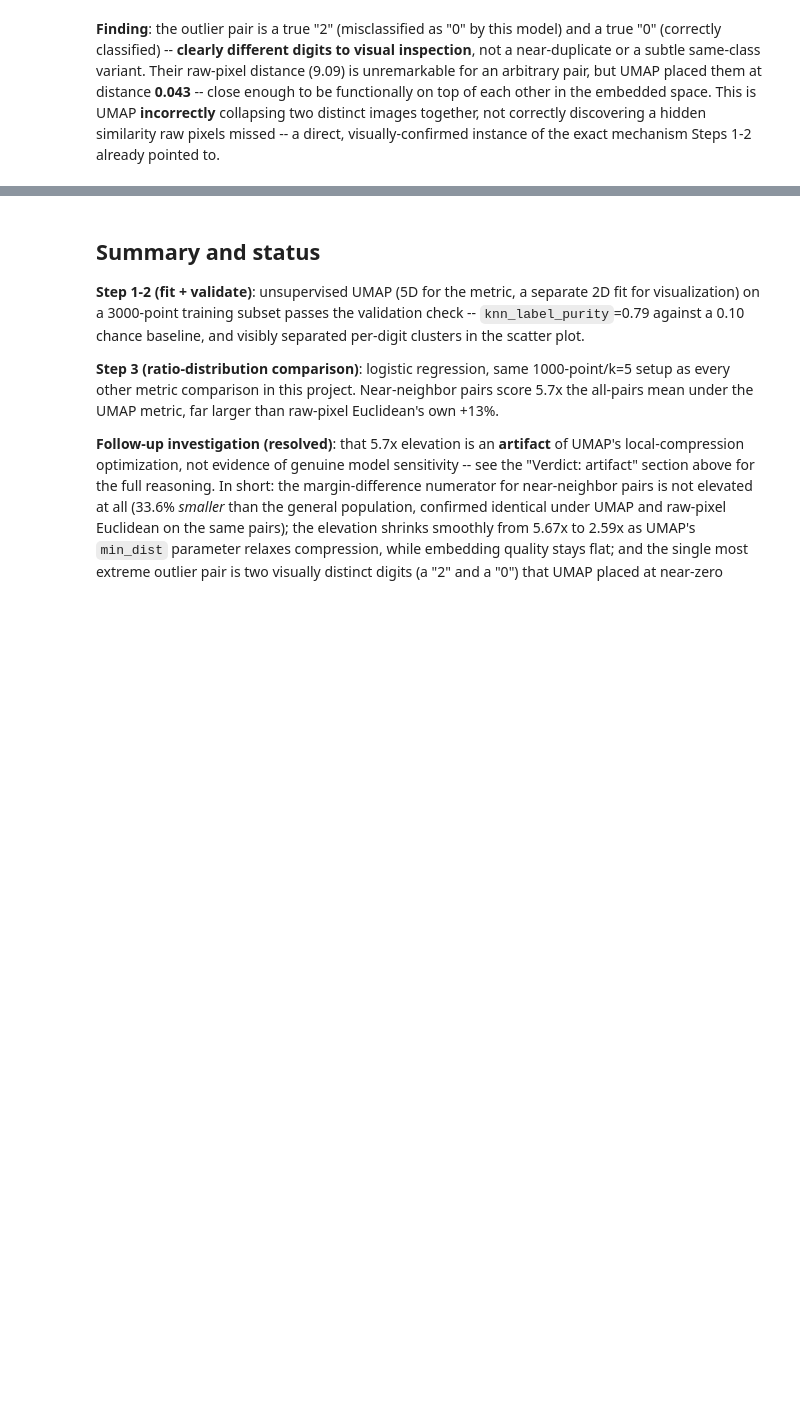
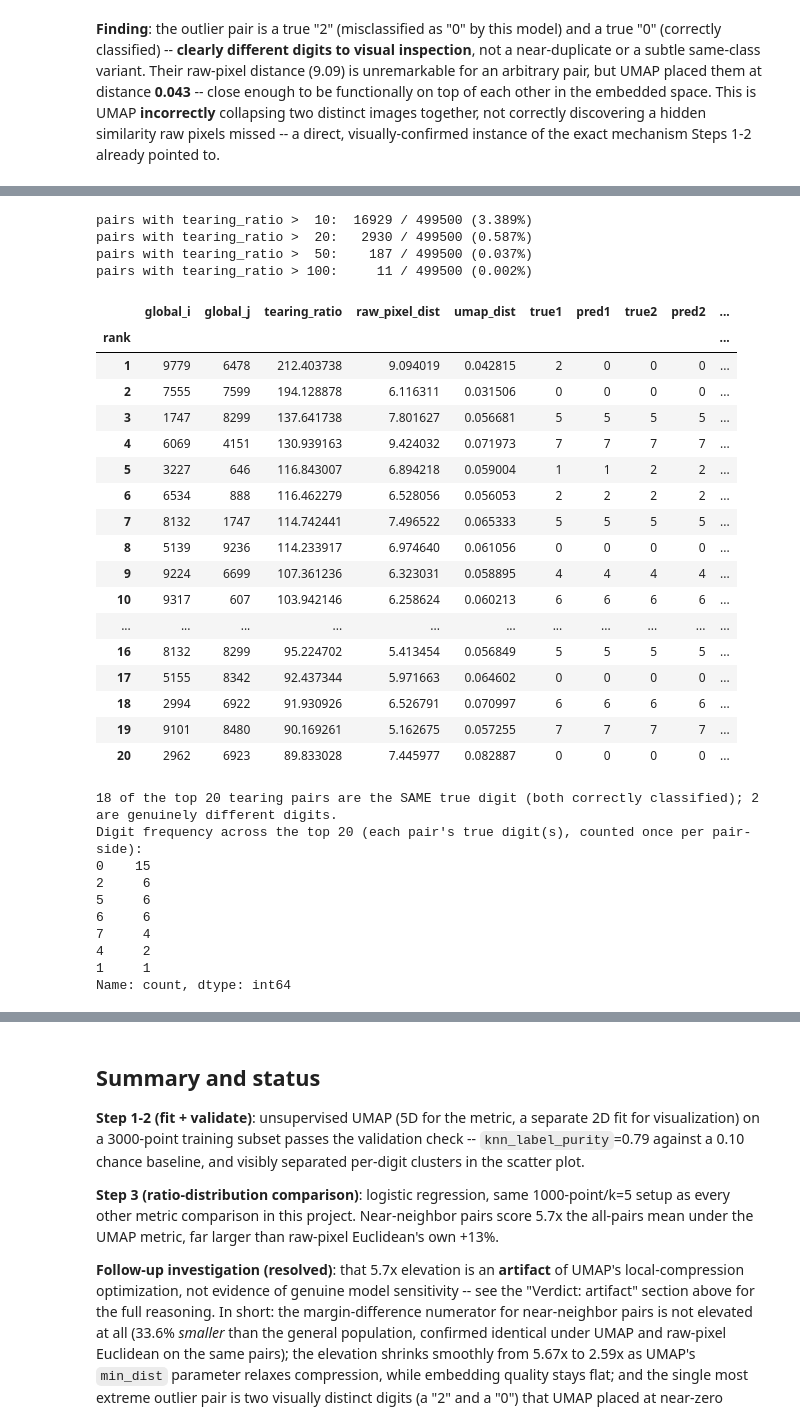
Before and after one commit to Kilobyte947/Datasig, a Jupyter notebook: mnist_lipschitz/notebook_umap.ipynb, the cells around one changed output, grey strips where cells are left out. Drawn from its saved outputs; the diff is of its cells as text; code cells hidden in the pictures; blank space fills up the shorter version.

```diff
--- a/mnist_lipschitz/notebook_umap.ipynb
+++ b/mnist_lipschitz/notebook_umap.ipynb
@@ -527,0 +536,66 @@ visually-confirmed instance of the exact mechanism Steps 1-2 already pointed to.
+# %%
+tearing_ratio = raw_all_dist / all_dist.clamp_min(1e-12)
+
+with torch.no_grad():
+    preds_subset = lr_model(x_subset).argmax(dim=1)
+
+for thresh in [10, 20, 50, 100]:
+    n_above = (tearing_ratio > thresh).sum().item()
+    print(f"pairs with tearing_ratio > {thresh:>3}: {n_above:6d} / {tearing_ratio.shape[0]} ({100 * n_above / tearing_ratio.shape[0]:.3f}%)")
+
+order = torch.argsort(tearing_ratio, descending=True)
+top_n = 20
+tearing_rows = []
+for rank, k in enumerate(order[:top_n].tolist(), 1):
+    i_local, j_local = all_ii[k].item(), all_jj[k].item()
+    gi, gj = umap_result["subset_idx"][i_local].item(), umap_result["subset_idx"][j_local].item()
+    t1, t2 = y_subset[i_local].item(), y_subset[j_local].item()
+    tearing_rows.append({
+        "rank": rank, "global_i": gi, "global_j": gj, "tearing_ratio": tearing_ratio[k].item(),
+        "raw_pixel_dist": raw_all_dist[k].item(), "umap_dist": all_dist[k].item(),
+        "true1": t1, "pred1": preds_subset[i_local].item(),
+        "true2": t2, "pred2": preds_subset[j_local].item(),
+        "same_digit": t1 == t2,
+    })
+
+tearing_df = pd.DataFrame(tearing_rows).set_index("rank")
+display(tearing_df)
+
+n_same_digit = int(tearing_df["same_digit"].sum())
+print(f"\n{n_same_digit} of the top {top_n} tearing pairs are the SAME true digit (both correctly "
+      f"classified); {top_n - n_same_digit} are genuinely different digits.")
+print("Digit frequency across the top 20 (each pair's true digit(s), counted once per pair-side):")
+print(pd.concat([tearing_df["true1"], tearing_df["true2"]]).value_counts())
+# %% [output]
+pairs with tearing_ratio >  10:  16929 / 499500 (3.389%)
+pairs with tearing_ratio >  20:   2930 / 499500 (0.587%)
+pairs with tearing_ratio >  50:    187 / 499500 (0.037%)
+pairs with tearing_ratio > 100:     11 / 499500 (0.002%)
+|  | global_i | global_j | tearing_ratio | raw_pixel_dist | umap_dist | true1 | pred1 | true2 | pred2 | ... |
+| rank |  |  |  |  |  |  |  |  |  | ... |
+| 1 | 9779 | 6478 | 212.403738 | 9.094019 | 0.042815 | 2 | 0 | 0 | 0 | ... |
+| 2 | 7555 | 7599 | 194.128878 | 6.116311 | 0.031506 | 0 | 0 | 0 | 0 | ... |
+| 3 | 1747 | 8299 | 137.641738 | 7.801627 | 0.056681 | 5 | 5 | 5 | 5 | ... |
+| 4 | 6069 | 4151 | 130.939163 | 9.424032 | 0.071973 | 7 | 7 | 7 | 7 | ... |
+| 5 | 3227 | 646 | 116.843007 | 6.894218 | 0.059004 | 1 | 1 | 2 | 2 | ... |
+| 6 | 6534 | 888 | 116.462279 | 6.528056 | 0.056053 | 2 | 2 | 2 | 2 | ... |
+| 7 | 8132 | 1747 | 114.742441 | 7.496522 | 0.065333 | 5 | 5 | 5 | 5 | ... |
+| 8 | 5139 | 9236 | 114.233917 | 6.974640 | 0.061056 | 0 | 0 | 0 | 0 | ... |
+| 9 | 9224 | 6699 | 107.361236 | 6.323031 | 0.058895 | 4 | 4 | 4 | 4 | ... |
+| 10 | 9317 | 607 | 103.942146 | 6.258624 | 0.060213 | 6 | 6 | 6 | 6 | ... |
+| ... | ... | ... | ... | ... | ... | ... | ... | ... | ... | ... |
+| 16 | 8132 | 8299 | 95.224702 | 5.413454 | 0.056849 | 5 | 5 | 5 | 5 | ... |
+| 17 | 5155 | 8342 | 92.437344 | 5.971663 | 0.064602 | 0 | 0 | 0 | 0 | ... |
+| 18 | 2994 | 6922 | 91.930926 | 6.526791 | 0.070997 | 6 | 6 | 6 | 6 | ... |
+| 19 | 9101 | 8480 | 90.169261 | 5.162675 | 0.057255 | 7 | 7 | 7 | 7 | ... |
+| 20 | 2962 | 6923 | 89.833028 | 7.445977 | 0.082887 | 0 | 0 | 0 | 0 | ... |
+18 of the top 20 tearing pairs are the SAME true digit (both correctly classified); 2 are genuinely different digits.
+Digit frequency across the top 20 (each pair's true digit(s), counted once per pair-side):
+0    15
+2     6
+5     6
+6     6
+7     4
+4     2
+1     1
+Name: count, dtype: int64
```
Also changed, not shown: parts of 4 cells of this notebook, 2 other files.
